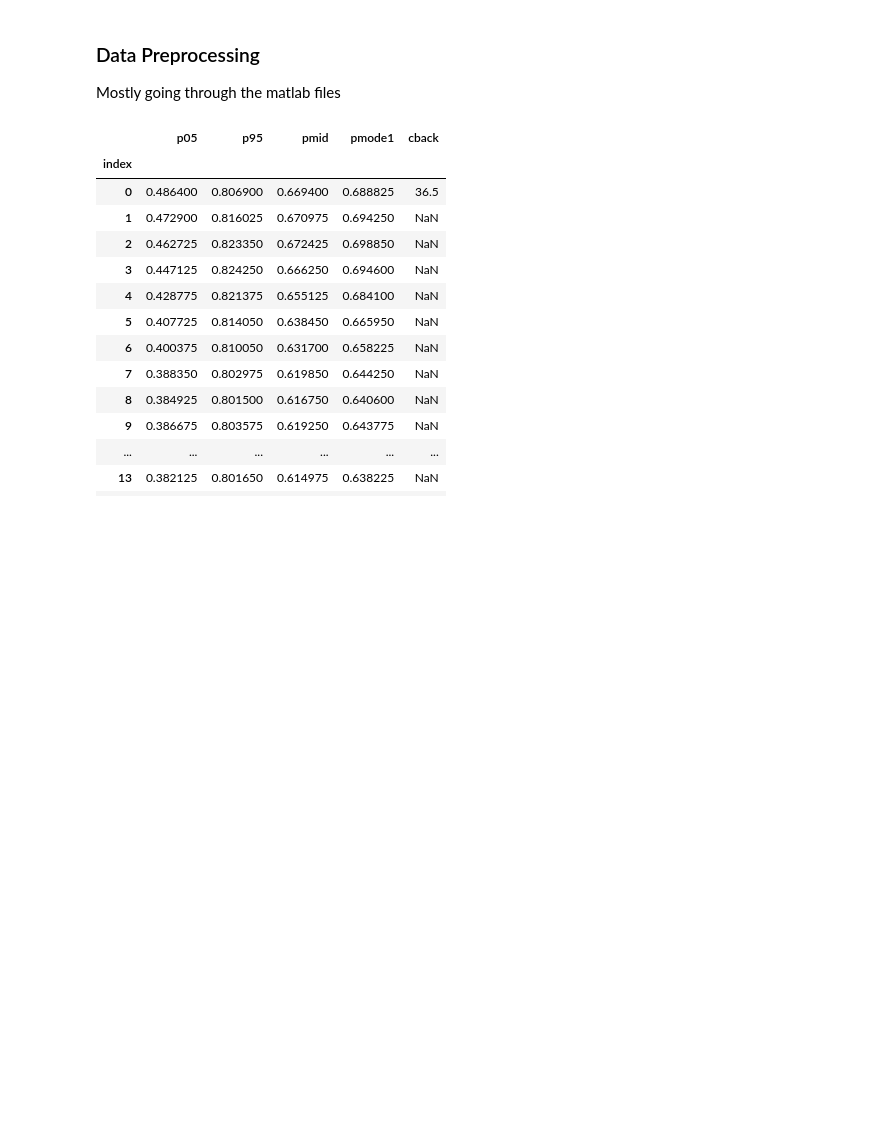
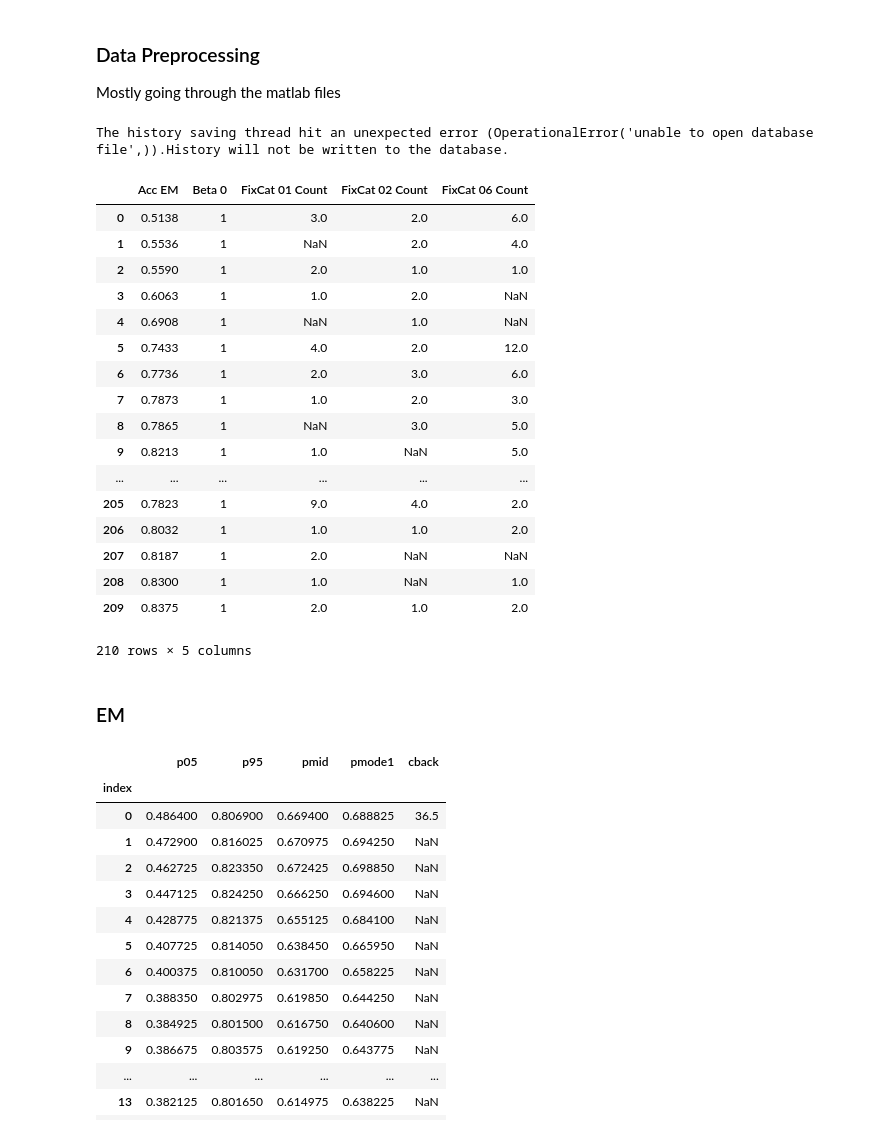
Before and after one commit to chensteven/MonkeyGame-Honours-Thesis, a Jupyter notebook: Thesis Paper.ipynb, the cells around one changed output. Saved outputs shown, nothing was run; the diff lists cells and outputs as text; code cells hidden in the pictures; blank space fills up the shorter version.

```diff
--- a/Thesis Paper.ipynb
+++ b/Thesis Paper.ipynb
@@ -108,13 +108,14 @@ for _folder in os.listdir(foldername):
                     l.append(s.to_frame())
                 fixations_df = pd.concat(l, axis=1)
                 fixations_df.columns = mdata['varnames']
-                fixations_df.drop(fixations_df.columns[[14, 15, 16]], axis=1, inplace=True)
-                fixations_df = fixations_df[pd.notnull(fixations_df['TrialInExperiment'])]
-                fixations_df = fixations_df[pd.notnull(fixations_df['Accuracy'])]
+                fixations_df.drop(fixations_df.columns[[14, 15, 16]], axis=1, inplace=True) # Remove Dilations
+#                 fixations_df = fixations_df[pd.notnull(fixations_df['TrialInExperiment'])]
+#                 fixations_df = fixations_df[pd.notnull(fixations_df['Accuracy'])]
+                fixations_df = fixations_df[pd.notnull(fixations_df['Block'])]
                 fixations_df['Block'] = fixations_df['Block'].astype(int)
                 fixations_df['TrialInBlock'] = fixations_df['TrialInBlock'].astype(int)
-                fixations_df['TrialInExperiment'] = fixations_df['TrialInExperiment'].astype(int)
-                fixations_df['Accuracy'] = fixations_df['Accuracy'].astype(int)
+#                 fixations_df['TrialInExperiment'] = fixations_df['TrialInExperiment'].astype(int)
+#                 fixations_df['Accuracy'] = fixations_df['Accuracy'].astype(int)
                 fixations_df['FixCategory'] = fixations_df['FixCategory'].astype(int)
                 fixations_df['PrePickup'] = fixations_df['PrePickup'].astype(int)
                 fixations_df['Epoch'] = fixations_df['Epoch'].astype(int)
@@ -164,12 +165,16 @@ for _folder in os.listdir(foldername):
         em_list.append(em)
 
 fm_list = []
+na_fm_list = []
 for i in range(0, len(matrix_list)):
-    matrix_list[i]['Acc Smoothed'] = trials_list[i]['SmoothAcc']
+    #matrix_list[i]['Acc Smoothed'] = trials_list[i]['SmoothAcc']
     matrix_list[i]['Acc EM'] = em_list[i]['pmode1']
     matrix_list[i]['Beta 0'] = [1] * len(matrix_list[i])
     matrix = matrix_list[i]
     matrix = matrix.reindex_axis(sorted(matrix.columns), axis=1)
-    matrix = matrix[list(matrix.columns[:9])]
+    matrix = matrix[list(matrix.columns[:8])]
+    na_fm_list.append(matrix)
     matrix = matrix.dropna()
     fm_list.append(matrix)
+# %% [output]
+The history saving thread hit an unexpected error (OperationalError('unable to open database file',)).History will not be written to the database.
@@ -176,6 +187,29 @@ for i in range(0, len(matrix_list)):
+# %%
+na_fm_list[0]
+# %% [output]
+|  | Acc EM | Beta 0 | FixCat 01 Count | FixCat 02 Count | FixCat 06 Count |
+| 0 | 0.5138 | 1 | 3.0 | 2.0 | 6.0 |
+| 1 | 0.5536 | 1 | NaN | 2.0 | 4.0 |
+| 2 | 0.5590 | 1 | 2.0 | 1.0 | 1.0 |
+| 3 | 0.6063 | 1 | 1.0 | 2.0 | NaN |
+| 4 | 0.6908 | 1 | NaN | 1.0 | NaN |
+| 5 | 0.7433 | 1 | 4.0 | 2.0 | 12.0 |
+| 6 | 0.7736 | 1 | 2.0 | 3.0 | 6.0 |
+| 7 | 0.7873 | 1 | 1.0 | 2.0 | 3.0 |
+| 8 | 0.7865 | 1 | NaN | 3.0 | 5.0 |
+| 9 | 0.8213 | 1 | 1.0 | NaN | 5.0 |
+| ... | ... | ... | ... | ... | ... |
+| 205 | 0.7823 | 1 | 9.0 | 4.0 | 2.0 |
+| 206 | 0.8032 | 1 | 1.0 | 1.0 | 2.0 |
+| 207 | 0.8187 | 1 | 2.0 | NaN | NaN |
+| 208 | 0.8300 | 1 | 1.0 | NaN | 1.0 |
+| 209 | 0.8375 | 1 | 2.0 | 1.0 | 2.0 |
+210 rows × 5 columns
 # %%
 # Print how many subjects
 print len(fm_list)
+# %% [markdown]
+### EM
 # %%
 for i in range(len(em_copy)):
     em_copy[i] = em_copy[i].head(18).reset_index()
```
Also changed, not shown: parts of 8 cells of this notebook.
